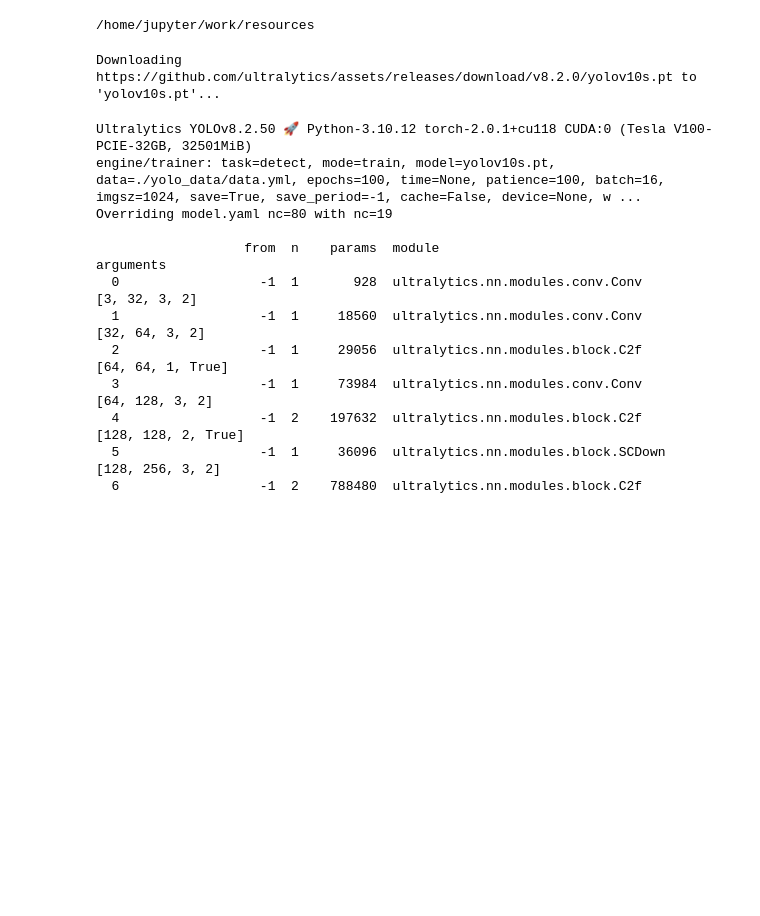
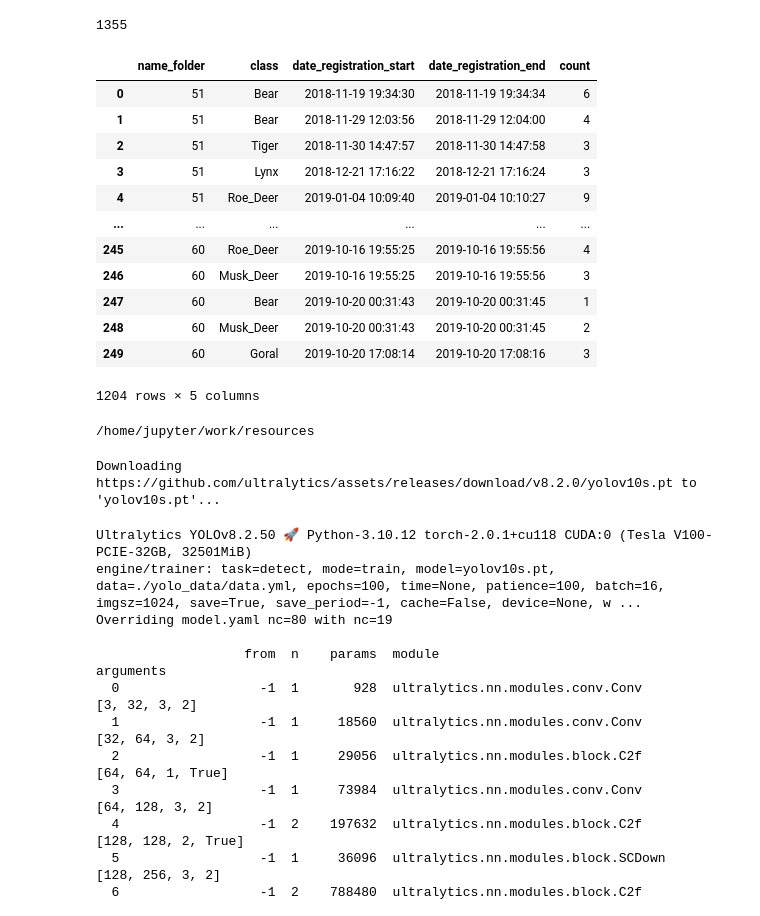
Before and after one commit to sweetlhare/ForestEye, a Jupyter notebook: notebooks/yolo_training.ipynb, the cells around one changed output. Drawn from its saved outputs; the diff is of its cells as text; code cells hidden in the pictures; blank space fills up the shorter version.

```diff
--- a/notebooks/yolo_training.ipynb
+++ b/notebooks/yolo_training.ipynb
@@ -0,0 +585,43 @@
+# %%
+folder = 60
+
+import os
+if os.path.exists('table_final.csv'):
+    os.remove('table_final.csv')
+
+with open('Hack_2024/configs/config.yml', 'r') as f:
+    text = f.read()
+text = text.replace('59', f'{folder}')
+with open('Hack_2024/configs/config.yml', 'w') as f:
+    f.write(text)
+
+!python3 Hack_2024/main.py
+
+# Пример использования
+input_csv_path = 'table_final.csv'
+output_csv_path = f'{folder}.csv'
+images_folder = f'test_data_Minprirodi/traps/{folder}'  # Укажите путь к папке с изображениями
+
+scenes = process_csv_data(input_csv_path, output_csv_path, images_folder)
+
+import pandas as pd
+df = pd.read_csv(f'{folder}.csv')
+df['folder_name'] = folder
+df.to_csv(f'{folder}.csv', index=False)
+# %% [output]
+1355
+# %%
+res = pd.concat([
+    pd.read_csv('51.csv'),
+    pd.read_csv('52.csv'),
+    pd.read_csv('53.csv'),
+    pd.read_csv('54.csv'),
+    pd.read_csv('55.csv'),
+    pd.read_csv('56.csv'),
+    pd.read_csv('57.csv'),
+    pd.read_csv('58.csv'),
+    pd.read_csv('59.csv'),
+    pd.read_csv('60.csv'),
+])
+# %%
+res = res.rename(columns={'folder_name': 'name_folder'})
@@ -0,0 +630,16 @@
+# %%
+res
+# %% [output]
+|  | name_folder | class | date_registration_start | date_registration_end | count |
+| 0 | 51 | Bear | 2018-11-19 19:34:30 | 2018-11-19 19:34:34 | 6 |
+| 1 | 51 | Bear | 2018-11-29 12:03:56 | 2018-11-29 12:04:00 | 4 |
+| 2 | 51 | Tiger | 2018-11-30 14:47:57 | 2018-11-30 14:47:58 | 3 |
+| 3 | 51 | Lynx | 2018-12-21 17:16:22 | 2018-12-21 17:16:24 | 3 |
+| 4 | 51 | Roe_Deer | 2019-01-04 10:09:40 | 2019-01-04 10:10:27 | 9 |
+| ... | ... | ... | ... | ... | ... |
+| 245 | 60 | Roe_Deer | 2019-10-16 19:55:25 | 2019-10-16 19:55:56 | 4 |
+| 246 | 60 | Musk_Deer | 2019-10-16 19:55:25 | 2019-10-16 19:55:56 | 3 |
+| 247 | 60 | Bear | 2019-10-20 00:31:43 | 2019-10-20 00:31:45 | 1 |
+| 248 | 60 | Musk_Deer | 2019-10-20 00:31:43 | 2019-10-20 00:31:45 | 2 |
+| 249 | 60 | Goral | 2019-10-20 17:08:14 | 2019-10-20 17:08:16 | 3 |
+1204 rows × 5 columns
```
Also changed, not shown: parts of 16 cells of this notebook, 1 other file.
